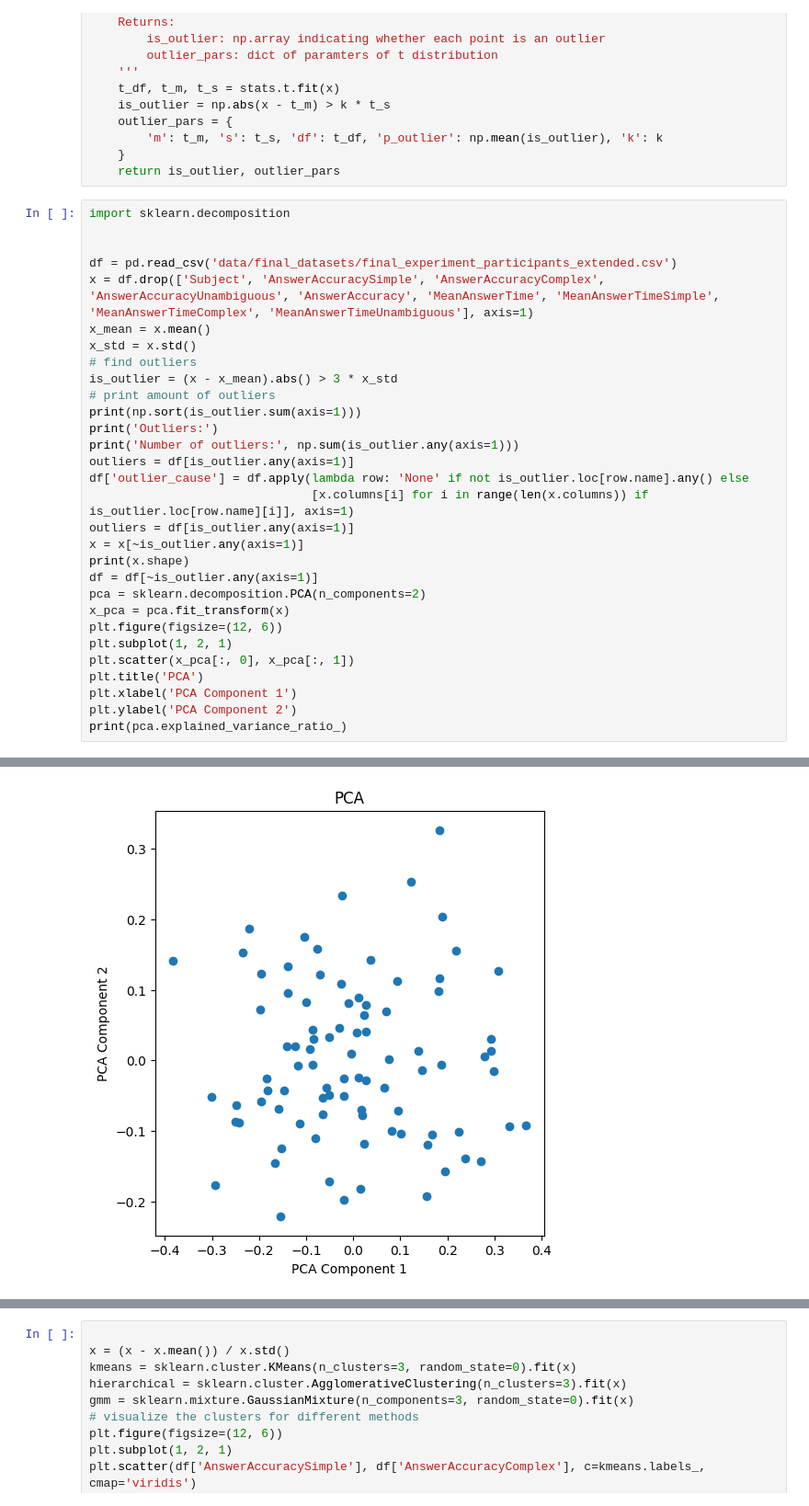
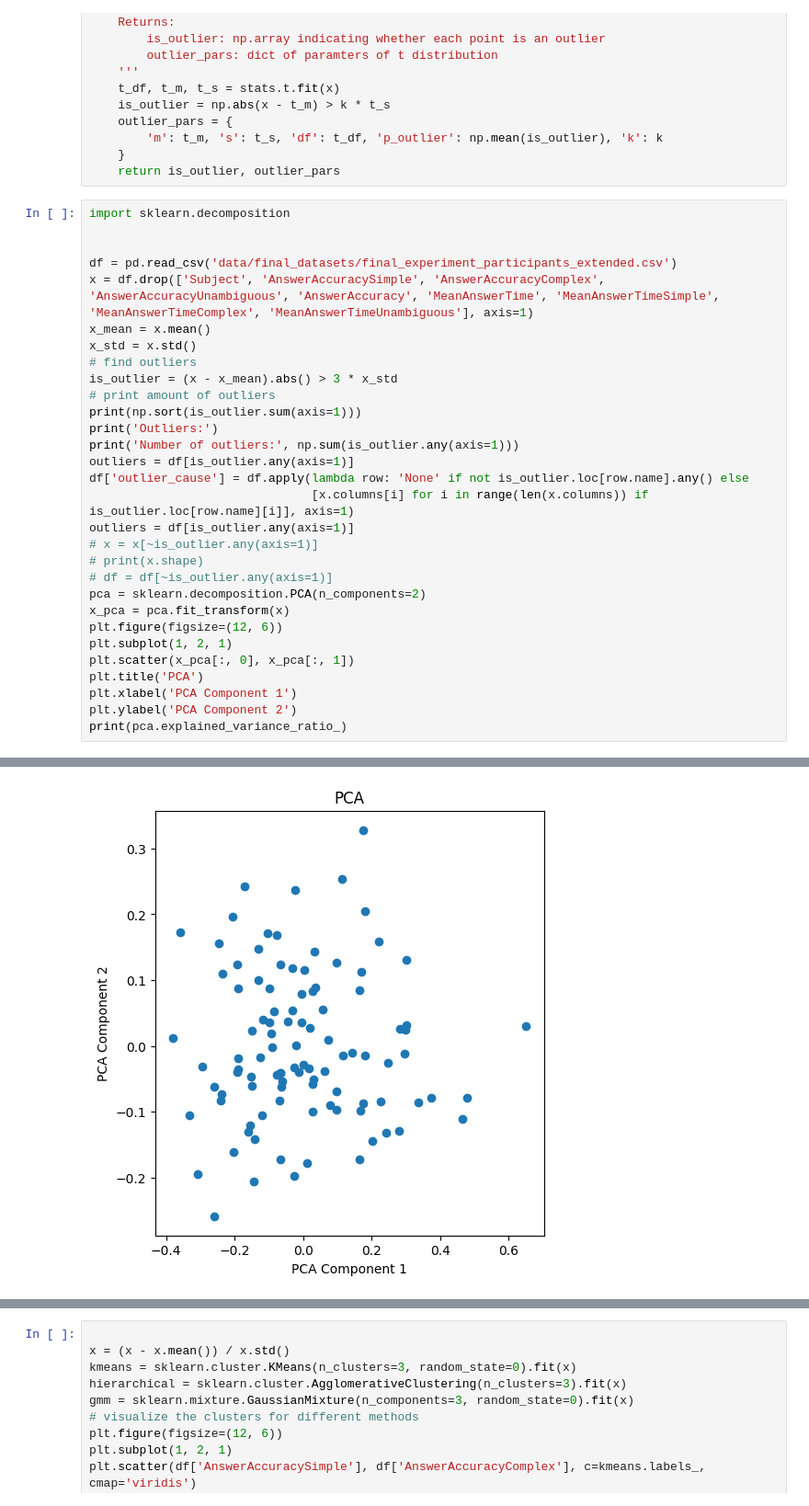
Before and after one commit to GAtemROU/Thesis-Project, a Jupyter notebook: analysis/clustering.ipynb, the cells around one changed output, grey strips where cells are left out. Shown at 92% size. Saved outputs shown, nothing was run; the diff lists cells and outputs as text.

```diff
--- a/analysis/clustering.ipynb
+++ b/analysis/clustering.ipynb
@@ -38,9 +38,9 @@ outliers = df[is_outlier.any(axis=1)]
 df['outlier_cause'] = df.apply(lambda row: 'None' if not is_outlier.loc[row.name].any() else
                                [x.columns[i] for i in range(len(x.columns)) if is_outlier.loc[row.name][i]], axis=1)
 outliers = df[is_outlier.any(axis=1)]
-x = x[~is_outlier.any(axis=1)]
-print(x.shape)
-df = df[~is_outlier.any(axis=1)]
+# x = x[~is_outlier.any(axis=1)]
+# print(x.shape)
+# df = df[~is_outlier.any(axis=1)]
 pca = sklearn.decomposition.PCA(n_components=2)
 x_pca = pca.fit_transform(x)
 plt.figure(figsize=(12, 6))
@@ -61,2 +60,2 @@ Number of outliers: 12
-[figure, old version]
+[figure, new version]
 # %%
```
Also changed, not shown: parts of 2 cells of this notebook, 8 other files.
